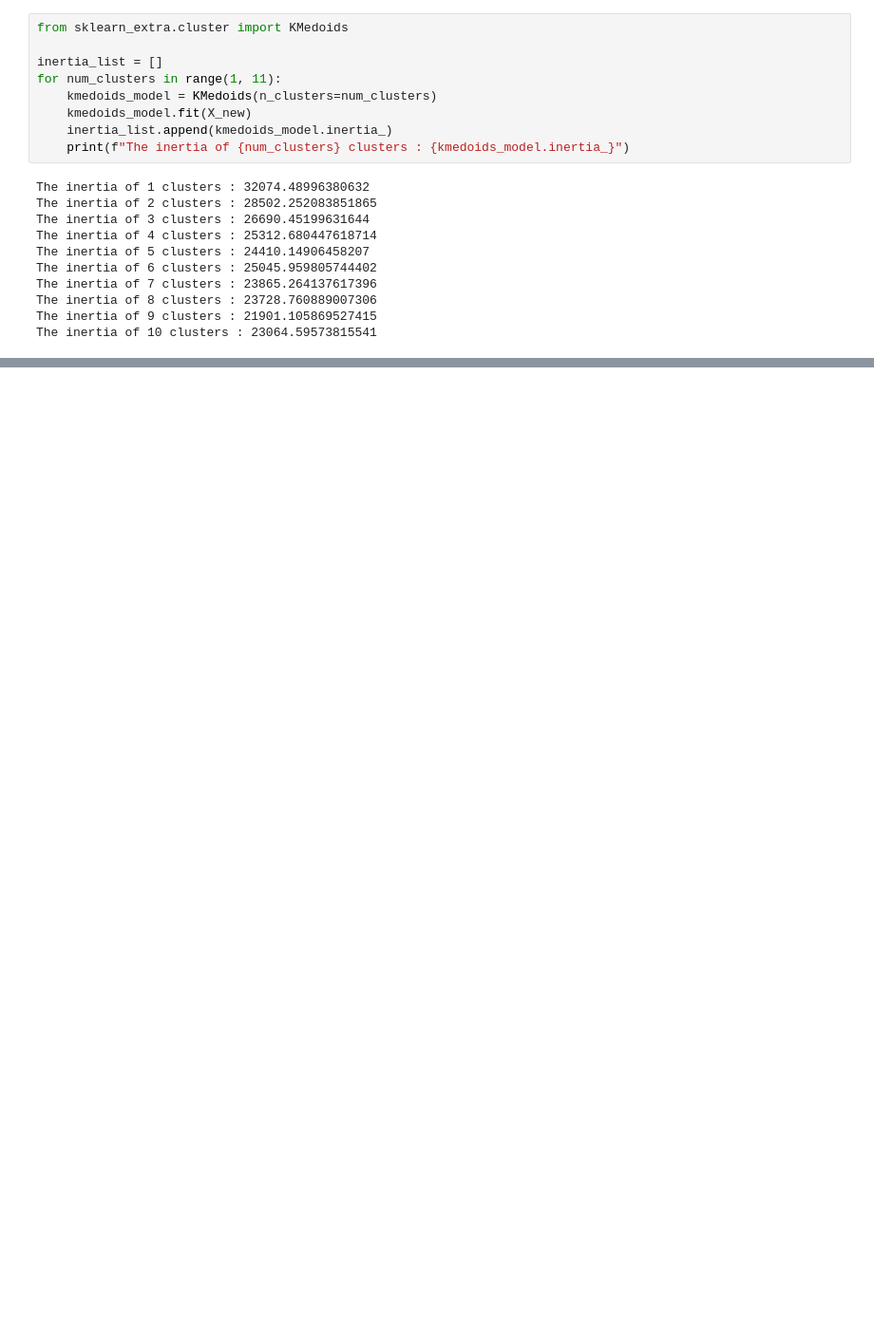
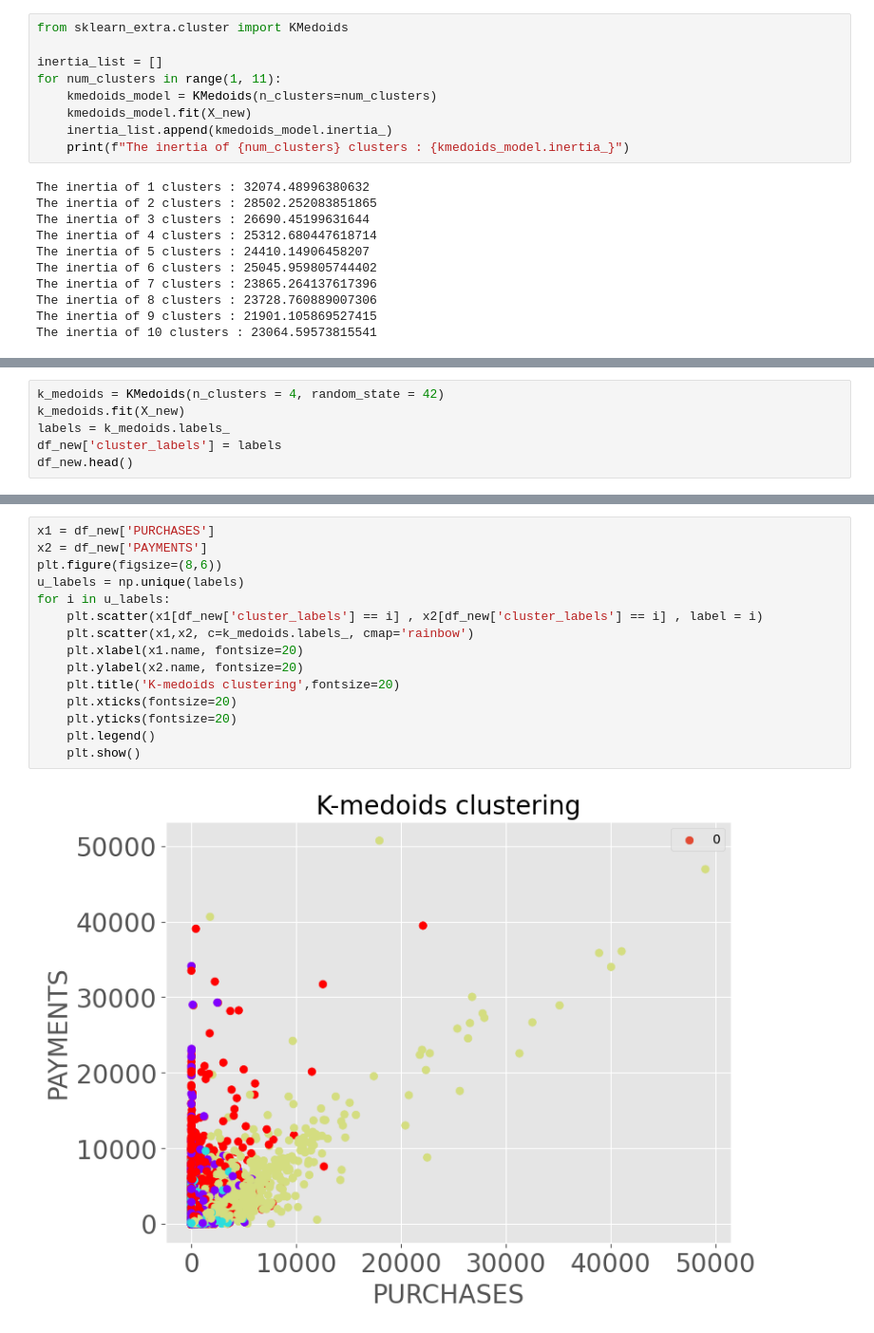
Before and after one commit to pudyasta/penambangan-data, a Jupyter notebook: Penambangan_Data_Pertemuan_6_Pudyasta_Satria.ipynb, the cells around one changed output, grey strips where cells are left out. Shown at 95% size. Drawn from its saved outputs; the diff is of its cells as text; blank space fills up the shorter version.

```diff
--- a/Penambangan_Data_Pertemuan_6_Pudyasta_Satria.ipynb
+++ b/Penambangan_Data_Pertemuan_6_Pudyasta_Satria.ipynb
@@ -343,0 +377,6 @@ The inertia of 10 clusters : 23064.59573815541
+# %%
+k_medoids = KMedoids(n_clusters = 4, random_state = 42)
+k_medoids.fit(X_new)
+labels = k_medoids.labels_
+df_new['cluster_labels'] = labels
+df_new.head()
@@ -343,0 +410,17 @@ The inertia of 10 clusters : 23064.59573815541
+# %%
+x1 = df_new['PURCHASES']
+x2 = df_new['PAYMENTS']
+plt.figure(figsize=(8,6))
+u_labels = np.unique(labels)
+for i in u_labels:
+    plt.scatter(x1[df_new['cluster_labels'] == i] , x2[df_new['cluster_labels'] == i] , label = i)
+    plt.scatter(x1,x2, c=k_medoids.labels_, cmap='rainbow')
+    plt.xlabel(x1.name, fontsize=20)
+    plt.ylabel(x2.name, fontsize=20)
+    plt.title('K-medoids clustering',fontsize=20)
+    plt.xticks(fontsize=20)
+    plt.yticks(fontsize=20)
+    plt.legend()
+    plt.show()
+# %% [output]
+[figure, added]
```
Also changed, not shown: parts of 16 cells of this notebook.
